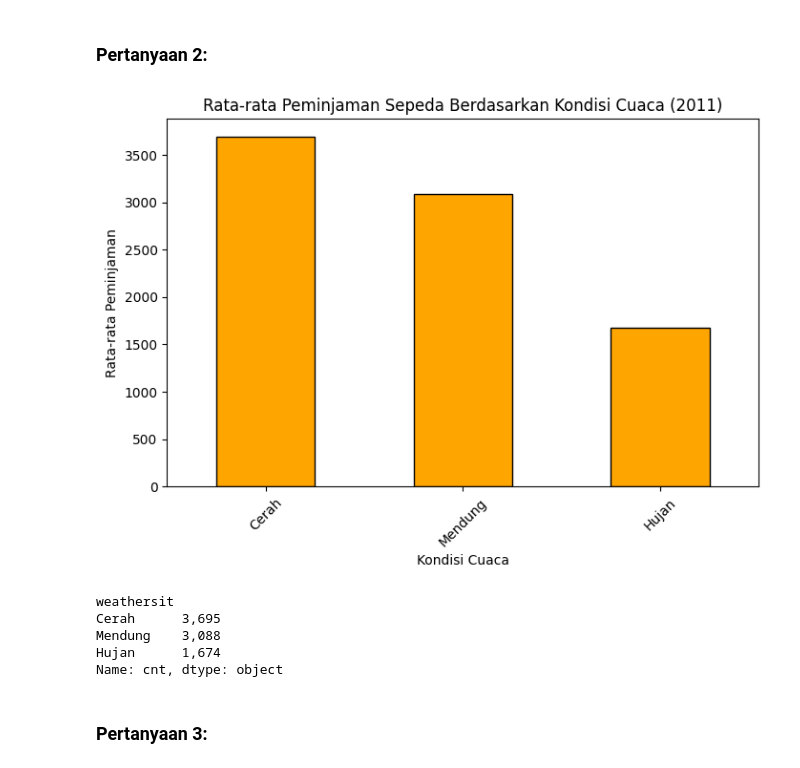
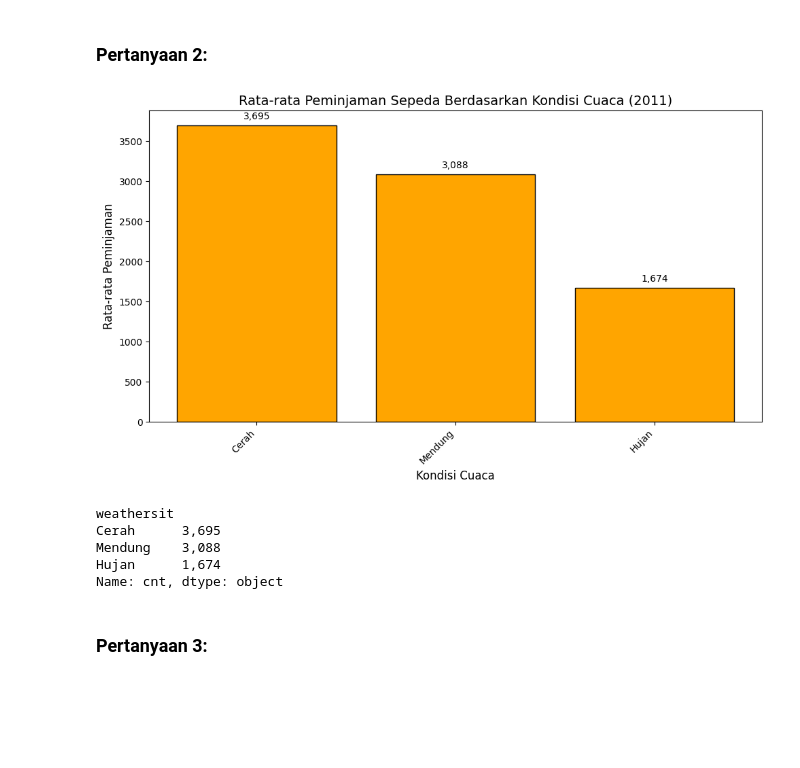
Before and after one commit to Achmaddd29/Analisis-Data, a Jupyter notebook: notebook.ipynb, the cells around one changed output. Cells and saved outputs as stored; diff of their text form; code cells hidden in the pictures; blank space fills up the shorter version.

```diff
--- a/notebook.ipynb
+++ b/notebook.ipynb
@@ -428,26 +518,39 @@ weather_conditions = {
 # %%
 # Map the weathersit to conditions
 weather_rental_avg.index = weather_rental_avg.index.map(weather_conditions)
 
 # Sort values in descending order
 weather_rental_avg_sorted = weather_rental_avg.sort_values(ascending=False)
 
 # Format the values as integers, round them, and display with thousands separator
 weather_rental_avg_formatted = weather_rental_avg_sorted.apply(lambda x: f"{round(x):,}")
 
-# Weather condition rentals bar chart
-plt.figure(figsize=(8, 5))
-weather_rental_avg.plot(kind='bar', color='orange', edgecolor='black')
-plt.title("Rata-rata Peminjaman Sepeda Berdasarkan Kondisi Cuaca (2011)")
-plt.xlabel("Kondisi Cuaca")
-plt.ylabel("Rata-rata Peminjaman")
-plt.xticks(rotation=45)
+# Improved Weather condition rentals bar chart
+plt.figure(figsize=(10, 6))
+
+# Plot the bar chart
+bars = plt.bar(weather_rental_avg_sorted.index, weather_rental_avg_sorted, color='orange', edgecolor='black')
+
+# Add title and labels with more readable font sizes
+plt.title("Rata-rata Peminjaman Sepeda Berdasarkan Kondisi Cuaca (2011)", fontsize=14)
+plt.xlabel("Kondisi Cuaca", fontsize=12)
+plt.ylabel("Rata-rata Peminjaman", fontsize=12)
+plt.xticks(rotation=45, ha='right', fontsize=10)
+plt.yticks(fontsize=10)
+
+# Add labels on top of the bars for better clarity
+for bar in bars:
+    yval = bar.get_height()
+    plt.text(bar.get_x() + bar.get_width()/2, yval + 50, f"{round(yval):,}", ha='center', va='bottom', fontsize=10)
+
+# Show the plot
+plt.tight_layout()
 plt.show()
 
-# Print the result
+# Print the formatted result for weather rental averages
 print(weather_rental_avg_formatted)
 # %% [output]
-[figure, old version]
+[figure, new version]
 weathersit
 Cerah      3,695
 Mendung    3,088
```
Also changed, not shown: parts of 15 cells of this notebook.
